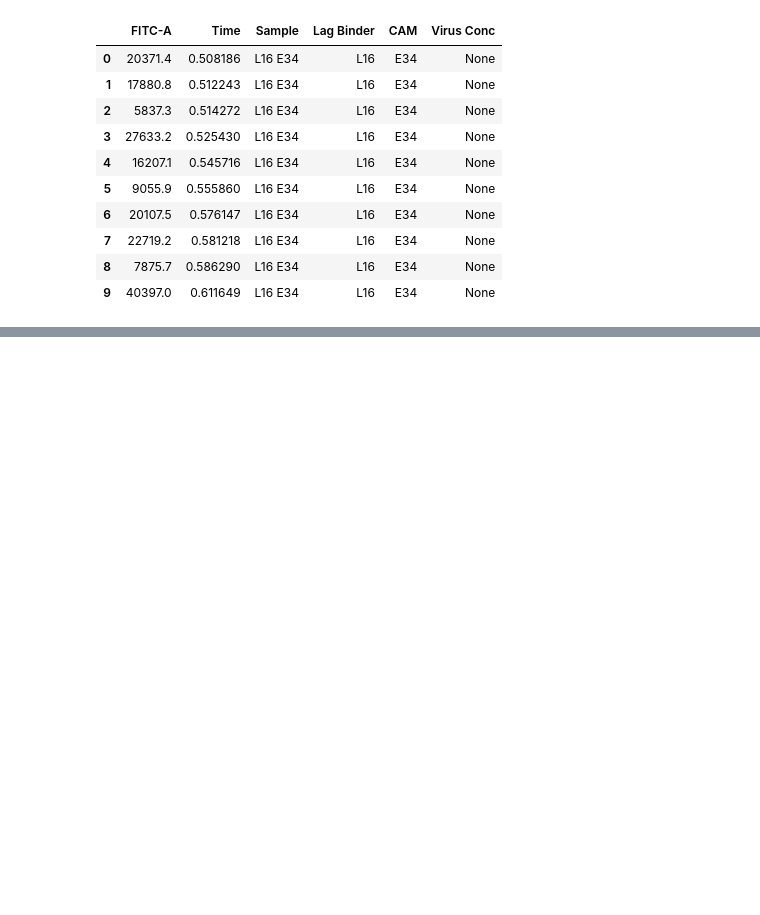
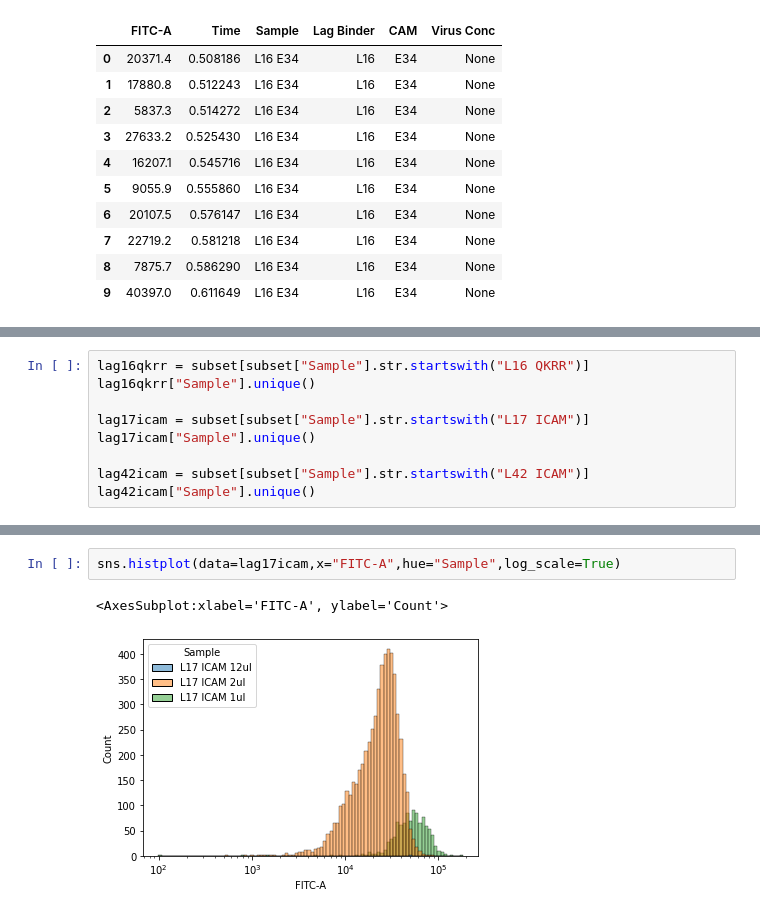
Before and after one commit to admbarre/tc_tools, a Jupyter notebook: notebooks/RidgePlot.ipynb, the cells around one changed output, grey strips where cells are left out. Cells and saved outputs as stored; diff of their text form; blank space fills up the shorter version.

```diff
--- a/notebooks/RidgePlot.ipynb
+++ b/notebooks/RidgePlot.ipynb
@@ -129,0 +150,9 @@ subset.head(10)
+# %%
+lag16qkrr = subset[subset["Sample"].str.startswith("L16 QKRR")]
+lag16qkrr["Sample"].unique()
+
+lag17icam = subset[subset["Sample"].str.startswith("L17 ICAM")]
+lag17icam["Sample"].unique()
+
+lag42icam = subset[subset["Sample"].str.startswith("L42 ICAM")]
+lag42icam["Sample"].unique()
@@ -129,0 +183,5 @@ subset.head(10)
+# %%
+sns.histplot(data=lag17icam,x="FITC-A",hue="Sample",log_scale=True)
+# %% [output]
+<AxesSubplot:xlabel='FITC-A', ylabel='Count'>
+[figure, added]
```
Also changed, not shown: parts of 14 cells of this notebook.
